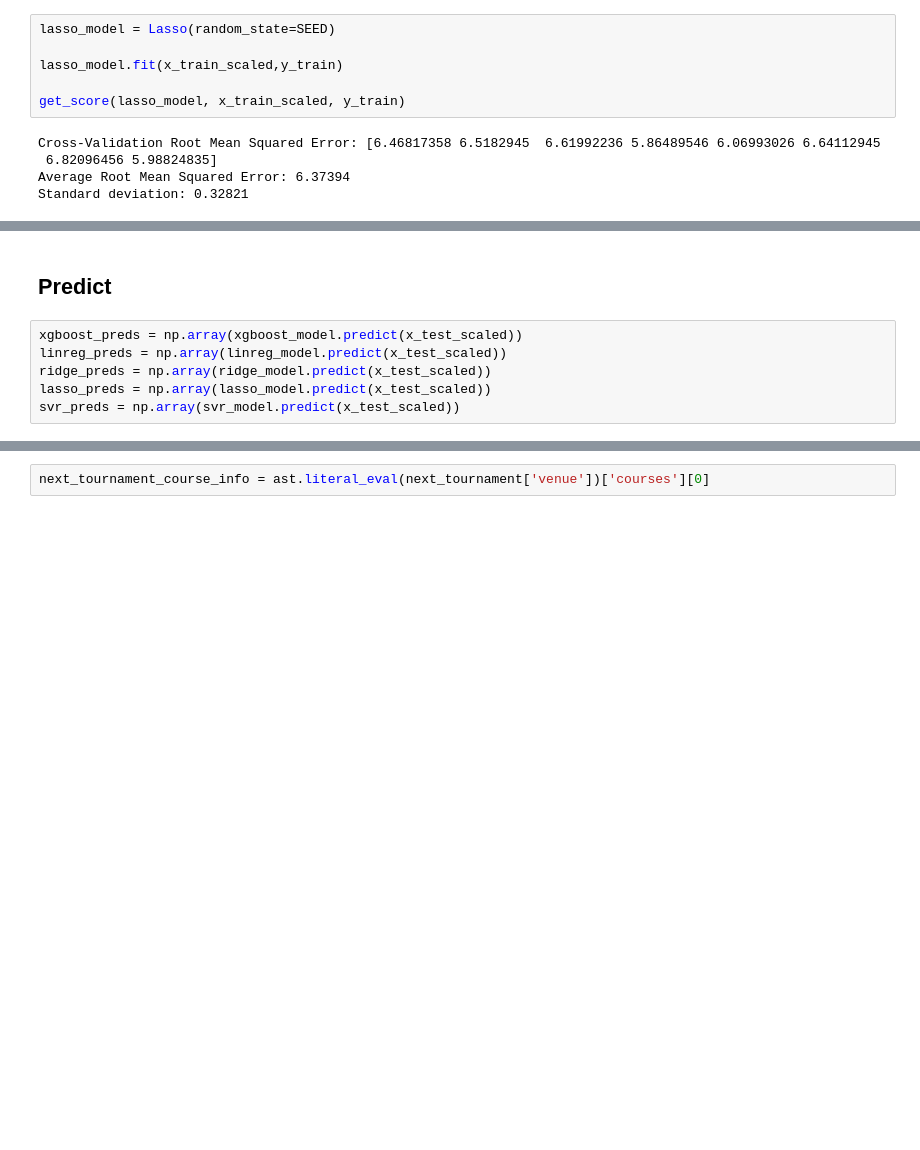
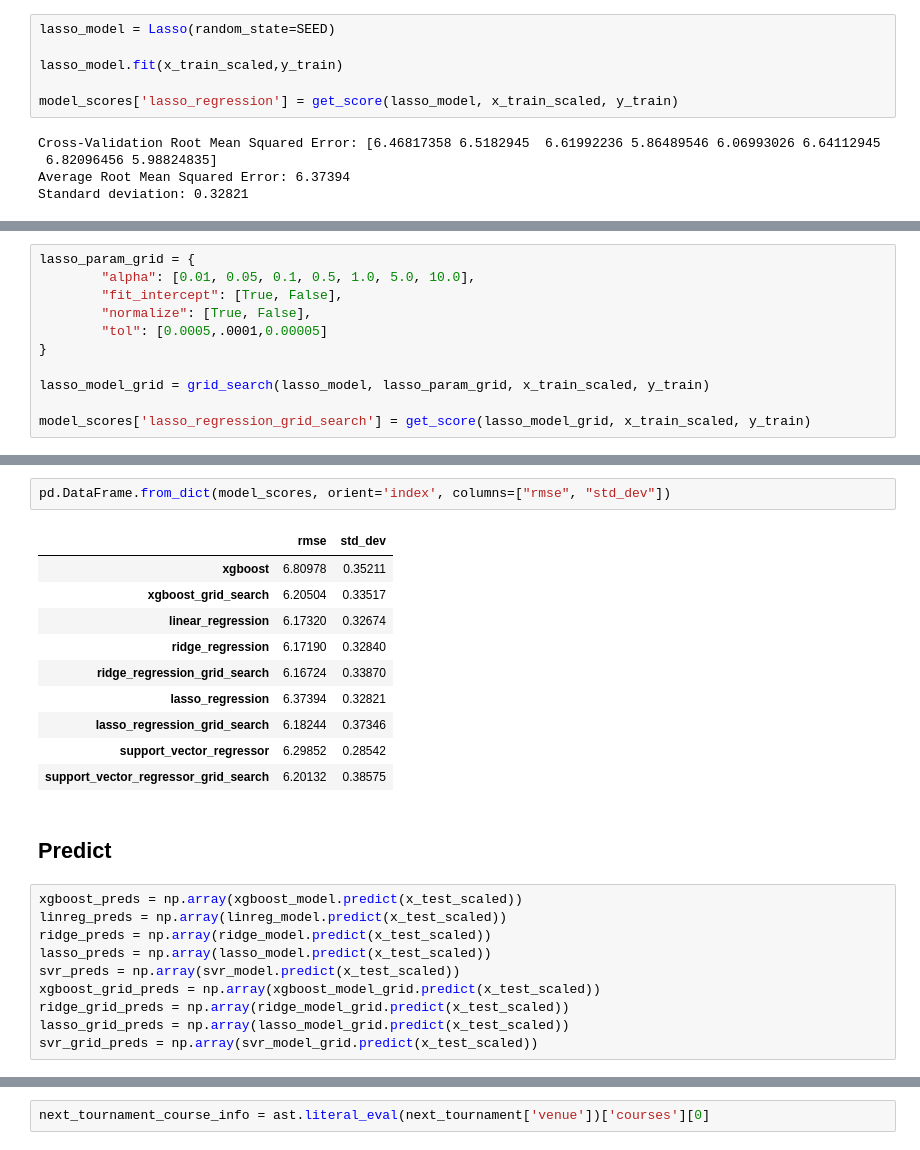
Before and after one commit to huntermitchell123/PGA_Winner_Prediction, a Jupyter notebook: v2/PGA_Winner_Prediction.ipynb, the cells around one changed output, grey strips where cells are left out. Cells and saved outputs as stored; diff of their text form; blank space fills up the shorter version.

```diff
--- a/v2/PGA_Winner_Prediction.ipynb
+++ b/v2/PGA_Winner_Prediction.ipynb
@@ -766,7 +836,7 @@ lasso_model = Lasso(random_state=SEED)
 
 lasso_model.fit(x_train_scaled,y_train)
 
-get_score(lasso_model, x_train_scaled, y_train)
+model_scores['lasso_regression'] = get_score(lasso_model, x_train_scaled, y_train)
 # %% [output]
 Cross-Validation Root Mean Squared Error: [6.46817358 6.5182945  6.61992236 5.86489546 6.06993026 6.64112945
  6.82096456 5.98824835]
@@ -774,0 +859,11 @@ Standard deviation: 0.32821
+# %%
+lasso_param_grid = {
+        "alpha": [0.01, 0.05, 0.1, 0.5, 1.0, 5.0, 10.0],
+        "fit_intercept": [True, False],
+        "normalize": [True, False],
+        "tol": [0.0005,.0001,0.00005]
+}
+
+lasso_model_grid = grid_search(lasso_model, lasso_param_grid, x_train_scaled, y_train)
+
+model_scores['lasso_regression_grid_search'] = get_score(lasso_model_grid, x_train_scaled, y_train)
@@ -786,3 +933,16 @@ Standard deviation: 0.28542
+# %%
+pd.DataFrame.from_dict(model_scores, orient='index', columns=["rmse", "std_dev"])
+# %% [output]
+|  | rmse | std_dev |
+| xgboost | 6.80978 | 0.35211 |
+| xgboost_grid_search | 6.20504 | 0.33517 |
+| linear_regression | 6.17320 | 0.32674 |
+| ridge_regression | 6.17190 | 0.32840 |
+| ridge_regression_grid_search | 6.16724 | 0.33870 |
+| lasso_regression | 6.37394 | 0.32821 |
+| lasso_regression_grid_search | 6.18244 | 0.37346 |
+| support_vector_regressor | 6.29852 | 0.28542 |
+| support_vector_regressor_grid_search | 6.20132 | 0.38575 |
 # %% [markdown]
 ## Predict
 # %%
@@ -791,5 +951,9 @@ linreg_preds = np.array(linreg_model.predict(x_test_scaled))
 ridge_preds = np.array(ridge_model.predict(x_test_scaled))
 lasso_preds = np.array(lasso_model.predict(x_test_scaled))
 svr_preds = np.array(svr_model.predict(x_test_scaled))
+xgboost_grid_preds = np.array(xgboost_model_grid.predict(x_test_scaled))
+ridge_grid_preds = np.array(ridge_model_grid.predict(x_test_scaled))
+lasso_grid_preds = np.array(lasso_model_grid.predict(x_test_scaled))
+svr_grid_preds = np.array(svr_model_grid.predict(x_test_scaled))
 # %%
 print(f'XGBoost Model Predicted Scores vs Actual Scores for {players.keys()} Previous Tournaments')
```
Also changed, not shown: parts of 27 cells of this notebook, 2 other files.
